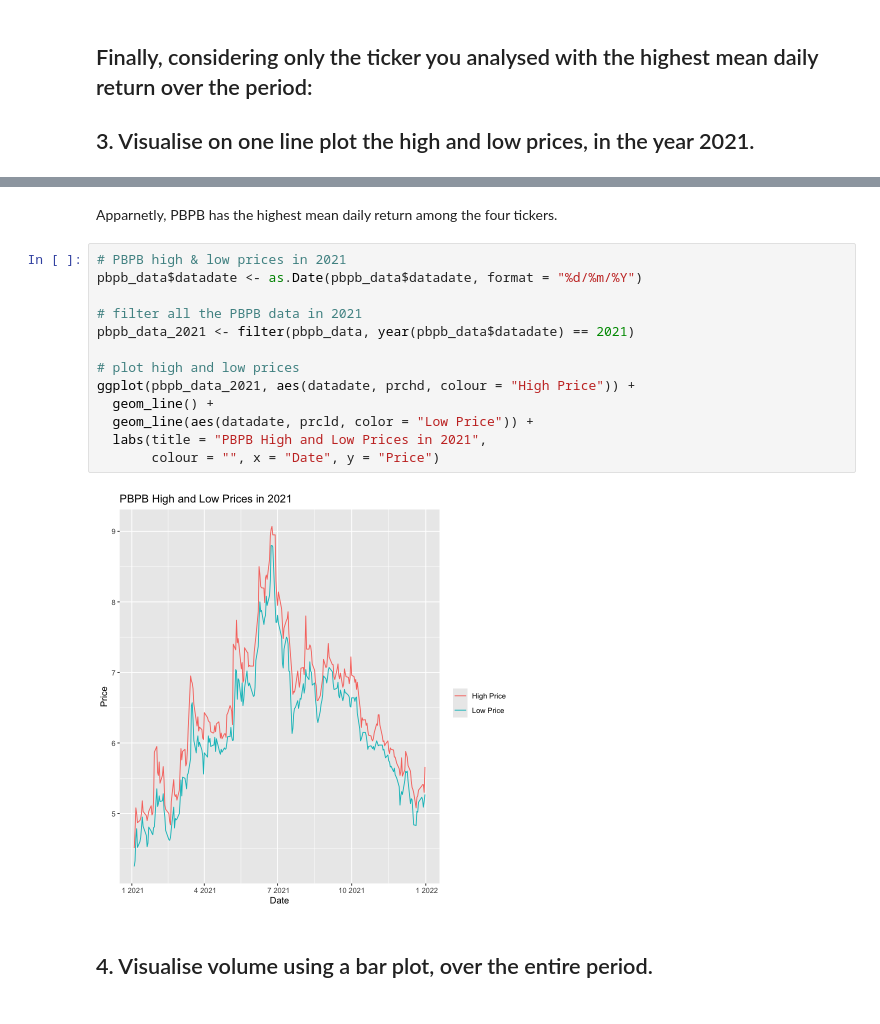
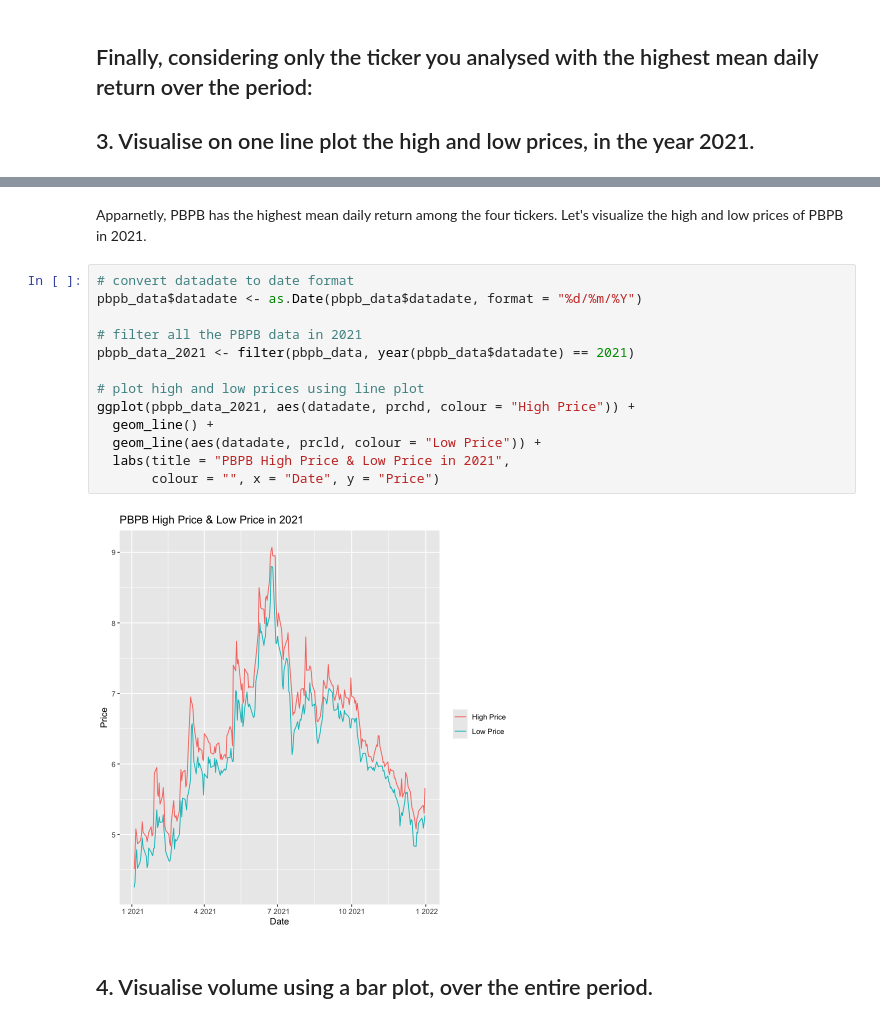
Before and after one commit to simonyuu/R_Group-Assignment, a Jupyter notebook: A1 visualiztion.ipynb, the cells around one changed output, grey strips where cells are left out. Cells and saved outputs as stored; diff of their text form.

```diff
--- a/A1 visualiztion.ipynb
+++ b/A1 visualiztion.ipynb
@@ -111,20 +123,21 @@ print(paste("Mean Daily Returns for CMG:", cmg_mean_daily_return))
 # %% [markdown]
 Apparnetly, PBPB has the highest mean daily return among the four tickers.
+Let's visualize the high and low prices of PBPB in 2021.
 # %%
-# PBPB high & low prices in 2021
+# convert datadate to date format
 pbpb_data$datadate <- as.Date(pbpb_data$datadate, format = "%d/%m/%Y")
 
 # filter all the PBPB data in 2021
 pbpb_data_2021 <- filter(pbpb_data, year(pbpb_data$datadate) == 2021)
 
-# plot high and low prices
+# plot high and low prices using line plot
 ggplot(pbpb_data_2021, aes(datadate, prchd, colour = "High Price")) +
   geom_line() +
-  geom_line(aes(datadate, prcld, color = "Low Price")) +
-  labs(title = "PBPB High and Low Prices in 2021",
+  geom_line(aes(datadate, prcld, colour = "Low Price")) +
+  labs(title = "PBPB High Price & Low Price in 2021",
        colour = "", x = "Date", y = "Price")
 # %% [output]
-[figure, old version]
+[figure, new version]
 # %% [markdown]
 ## 4. Visualise volume using a bar plot, over the entire period.
 # %%
```
Also changed, not shown: parts of 7 cells of this notebook, 4 other files.
